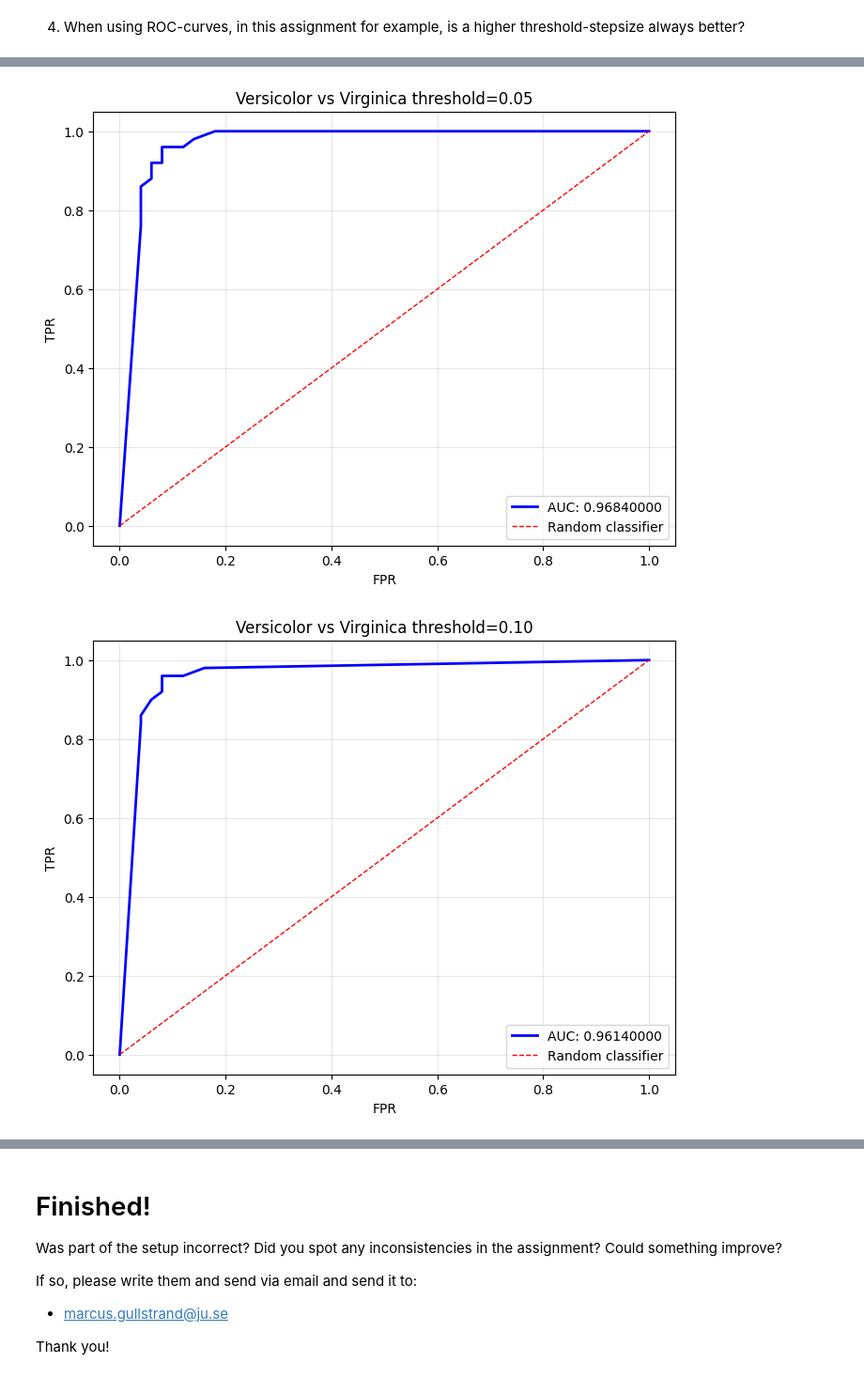
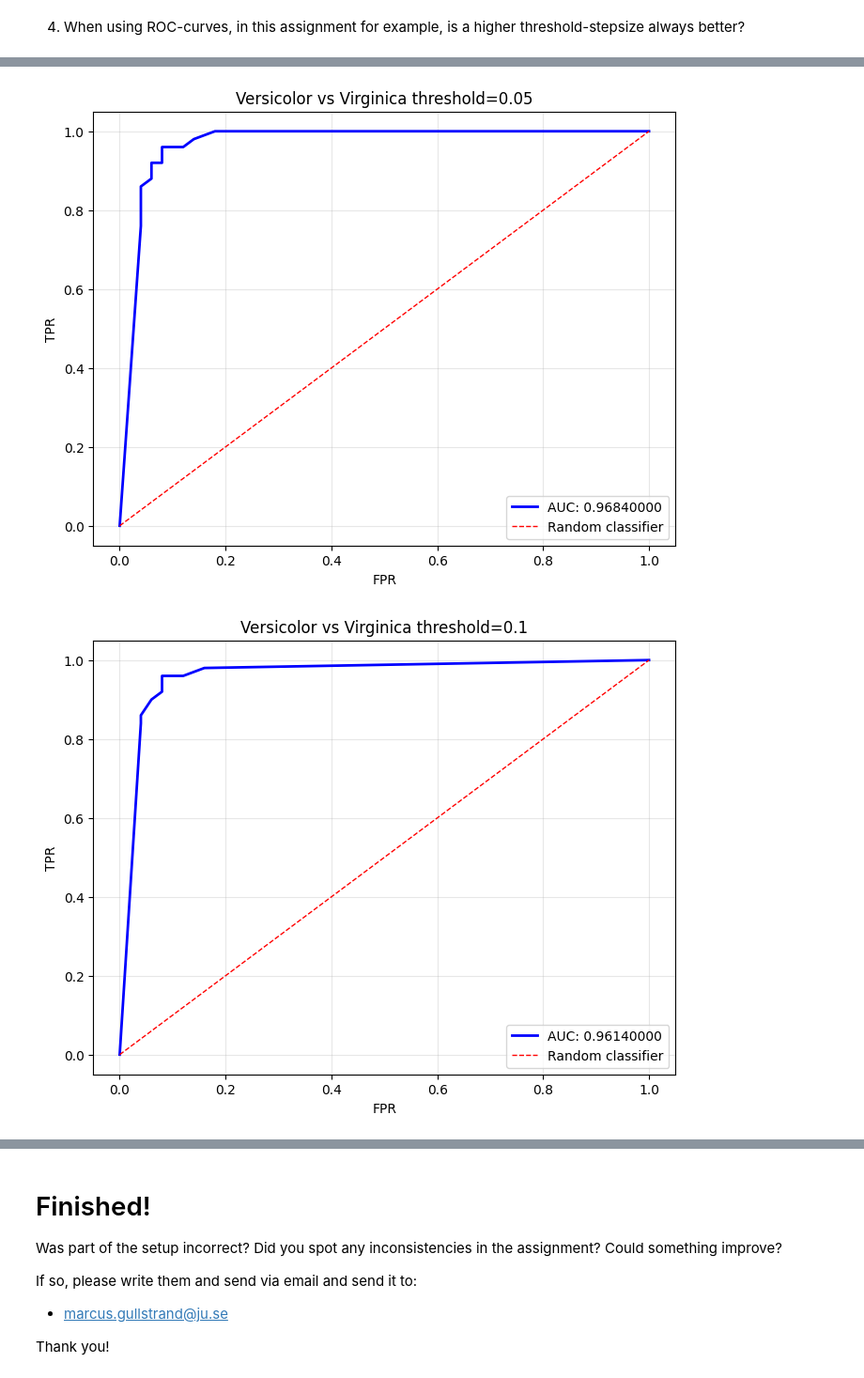
Before and after one commit to andrej-kutny/ml-naive-bayes, a Jupyter notebook: ML-Assignment 1 - Vladimir Giustacchini, Andrej Kutny.ipynb, the cells around one changed output, grey strips where cells are left out. Shown at 94% size. Drawn from its saved outputs; the diff is of its cells as text; code cells hidden in the pictures.

```diff
--- a/ML-Assignment 1 - Vladimir Giustacchini, Andrej Kutny.ipynb
+++ b/ML-Assignment 1 - Vladimir Giustacchini, Andrej Kutny.ipynb
@@ -578,13 +578,10 @@ plot_ROC([0.0, 0.0, 1.0], [0.0, 1.0, 1.0], title="Theoretical WORST ROC Curve")
 # %%
 # No, using higher threshold stepsize will result in less points in the ROC curve, and thus a worse AUC.
 
-cross_validation(iris_versicolor, iris_virginica, title="Versicolor vs Virginica threshold=0.01", threshold_stepsize=0.01)
-cross_validation(iris_versicolor, iris_virginica, title="Versicolor vs Virginica threshold=0.05", threshold_stepsize=0.05)
-cross_validation(iris_versicolor, iris_virginica, title="Versicolor vs Virginica threshold=0.10", threshold_stepsize=0.10)
-cross_validation(iris_versicolor, iris_virginica, title="Versicolor vs Virginica threshold=0.25", threshold_stepsize=0.25)
-cross_validation(iris_versicolor, iris_virginica, title="Versicolor vs Virginica threshold=0.50", threshold_stepsize=0.50)
+for threshold in [0.01, 0.05, 0.10, 0.25, 0.50]:
+    cross_validation(iris_versicolor, iris_virginica, title=f"Versicolor vs Virginica threshold={threshold}", threshold_stepsize=threshold)
 # %% [output]
 [figure]
 [figure]
-[figure, old version]
+[figure, new version]
 [figure]
```
Also changed, not shown: parts of 2 cells of this notebook.
